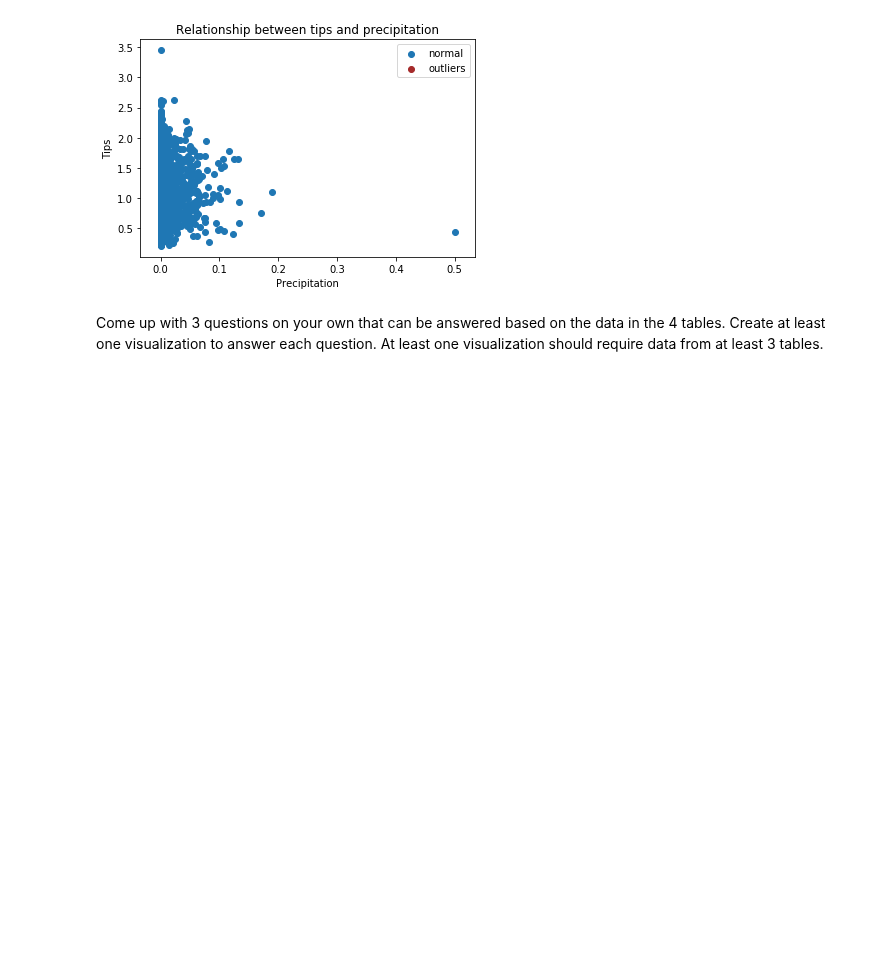
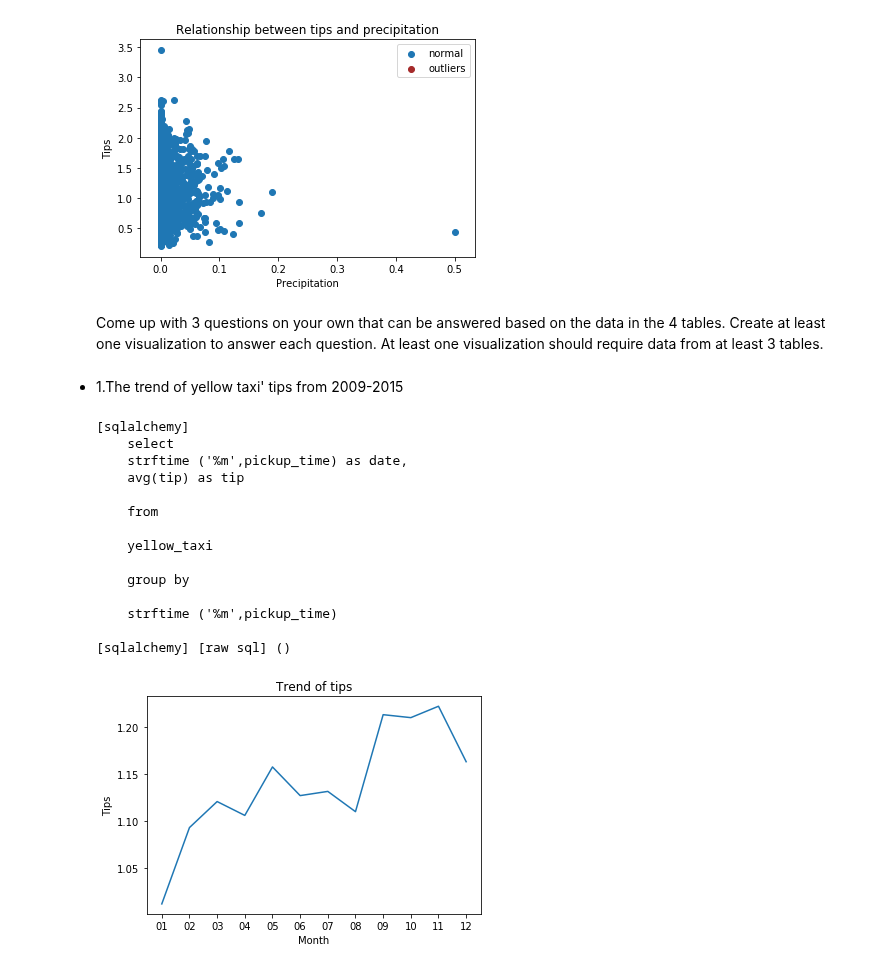
Before and after one commit to ZhengjiWang125/UberTaxisAnalysis, a Jupyter notebook: Final Project.ipynb, the cells around one changed output. Drawn from its saved outputs; the diff is of its cells as text; code cells hidden in the pictures; blank space fills up the shorter version.

```diff
--- a/Final Project.ipynb
+++ b/Final Project.ipynb
@@ -1119,3 +1119,47 @@ figure6()
 [figure]
 # %% [markdown]
 Come up with 3 questions on your own that can be answered based on the data in the 4 tables. Create at least one visualization to answer each question. At least one visualization should require data from at least 3 tables.
+# %% [markdown]
+<li> 1.The trend of yellow taxi' tips from 2009-2015
+# %%
+def figure7_1():
+    query1 = '''
+    select
+    strftime ('%m',pickup_time) as date,
+    avg(tip) as tip
+
+    from
+
+    yellow_taxi
+
+    group by
+
+    strftime ('%m',pickup_time)
+    '''
+
+    df = pd.DataFrame(data = engine.execute(query1).fetchall(),columns = ['month','tip'])
+
+    plt.plot(df['month'],df['tip'])
+
+    plt.title('Trend of tips')
+    plt.xlabel('Month')
+    plt.ylabel('Tips')
+    plt.show()
+# %%
+figure7_1()
+# %% [output]
+[sqlalchemy]
+    select
+    strftime ('%m',pickup_time) as date,
+    avg(tip) as tip
+
+    from
+
+    yellow_taxi
+
+    group by
+
+    strftime ('%m',pickup_time)
+
+[sqlalchemy] [raw sql] ()
+[figure, added]
```
